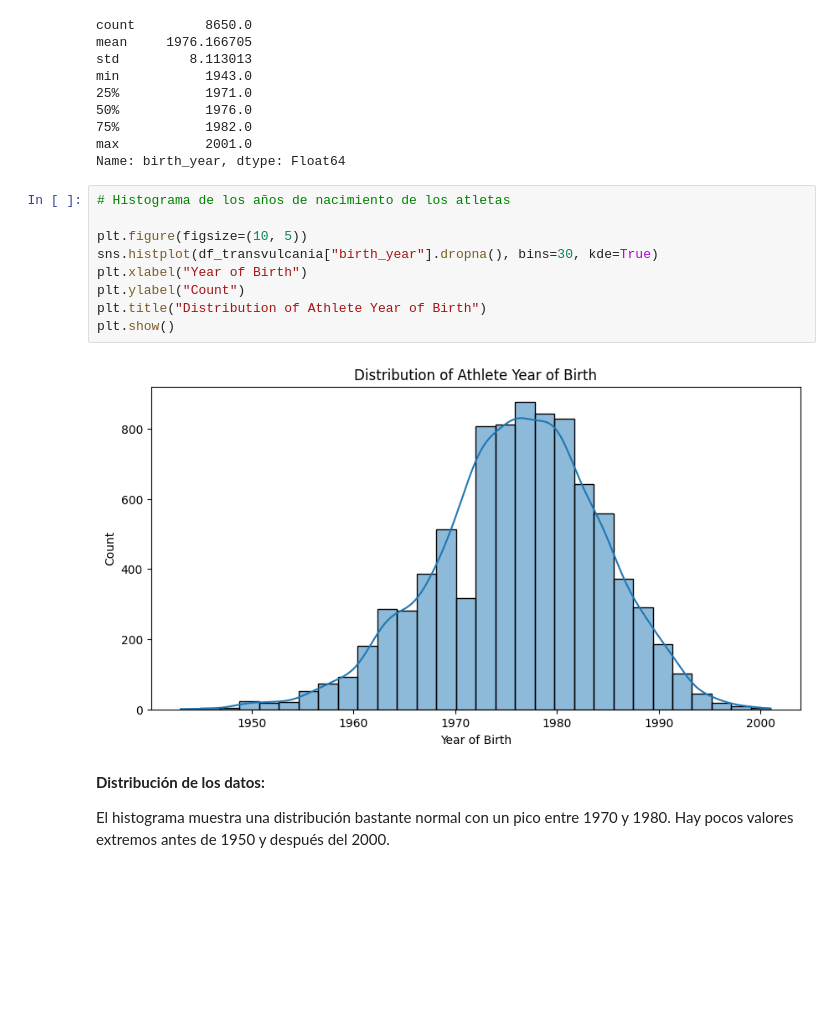
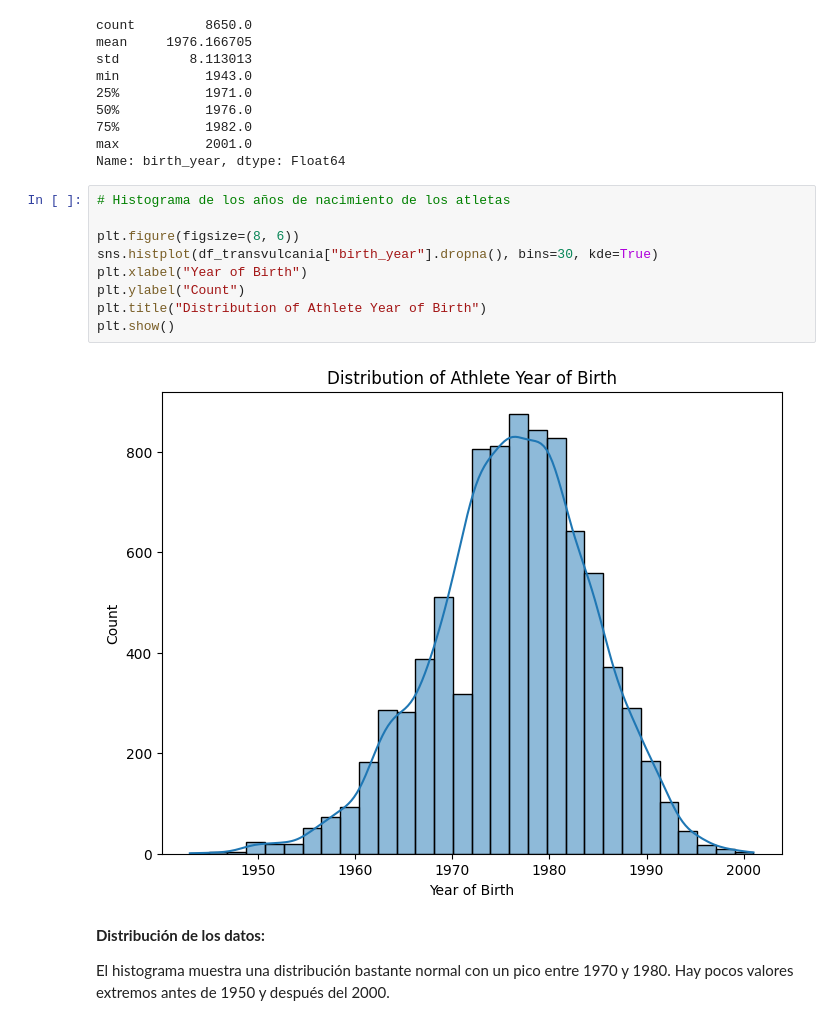
Before and after one commit to andalons/ultra-marathon-EDA, a Jupyter notebook: eda_ultra_marathon.ipynb, the cells around one changed output. Drawn from its saved outputs; the diff is of its cells as text; blank space fills up the shorter version.

```diff
--- a/eda_ultra_marathon.ipynb
+++ b/eda_ultra_marathon.ipynb
@@ -225,14 +226,14 @@ Name: birth_year, dtype: Float64
 # %%
 # Histograma de los años de nacimiento de los atletas
 
-plt.figure(figsize=(10, 5))
+plt.figure(figsize=(8, 6))
 sns.histplot(df_transvulcania["birth_year"].dropna(), bins=30, kde=True)
 plt.xlabel("Year of Birth")
 plt.ylabel("Count")
 plt.title("Distribution of Athlete Year of Birth")
 plt.show()
 # %% [output]
-[figure, old version]
+[figure, new version]
 # %% [markdown]
 **Distribución de los datos:**
 
```
Also changed, not shown: parts of 21 cells of this notebook.
